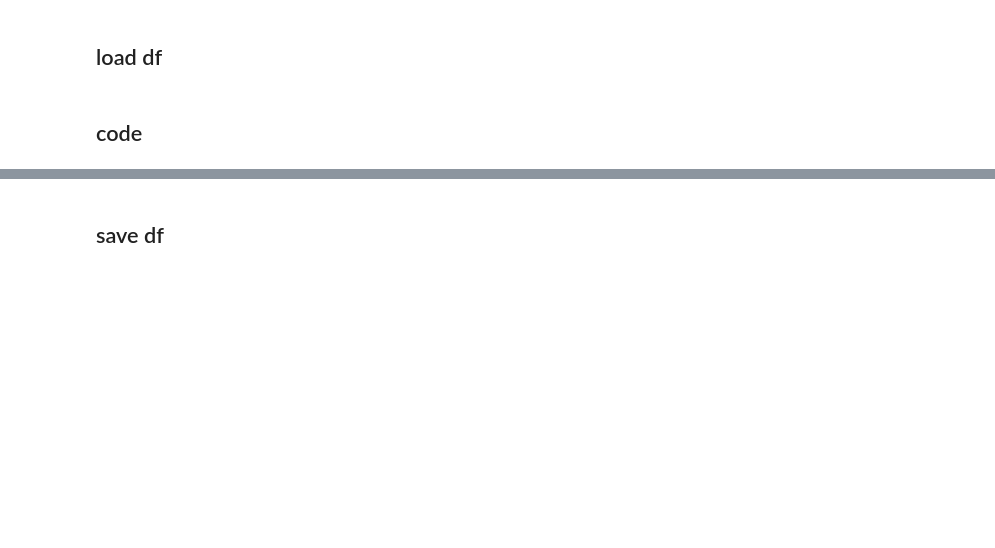
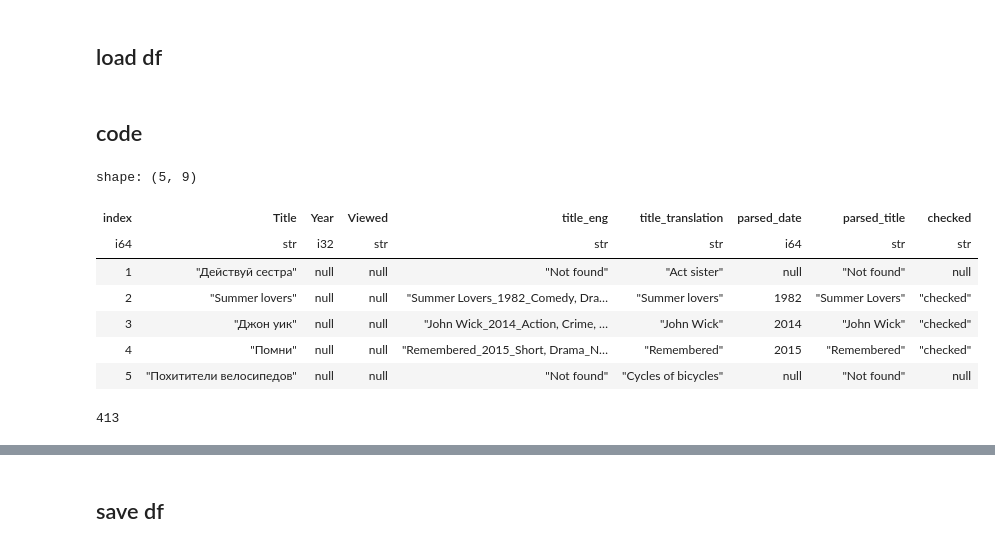
Before and after one commit to KonstantinBurkin/movie-list, a Jupyter notebook: notebooks/upload_movie_creds.ipynb, the cells around one changed output, grey strips where cells are left out. Drawn from its saved outputs; the diff is of its cells as text; code cells hidden in the pictures; blank space fills up the shorter version.

```diff
--- a/notebooks/upload_movie_creds.ipynb
+++ b/notebooks/upload_movie_creds.ipynb
@@ -22,3 +22,18 @@ file_path = os.path.join(FILES_DIR, file_name)
 movies_df = pl.read_parquet(file_path)
 # %% [markdown]
 ## code
+# %%
+movies_df.head()
+# %% [output]
+shape: (5, 9)
+| index | Title | Year | Viewed | title_eng | title_translation | parsed_date | parsed_title | checked |
+| i64 | str | i32 | str | str | str | i64 | str | str |
+| 1 | "Действуй сестра" | null | null | "Not found" | "Act sister" | null | "Not found" | null |
+| 2 | "Summer lovers" | null | null | "Summer Lovers_1982_Comedy, Dra… | "Summer lovers" | 1982 | "Summer Lovers" | "checked" |
+| 3 | "Джон уик" | null | null | "John Wick_2014_Action, Crime, … | "John Wick" | 2014 | "John Wick" | "checked" |
+| 4 | "Помни" | null | null | "Remembered_2015_Short, Drama_N… | "Remembered" | 2015 | "Remembered" | "checked" |
+| 5 | "Похитители велосипедов" | null | null | "Not found" | "Cycles of bicycles" | null | "Not found" | null |
+# %%
+len(titles_mapping)
+# %% [output]
+413
```
Also changed, not shown: parts of 8 cells of this notebook.
